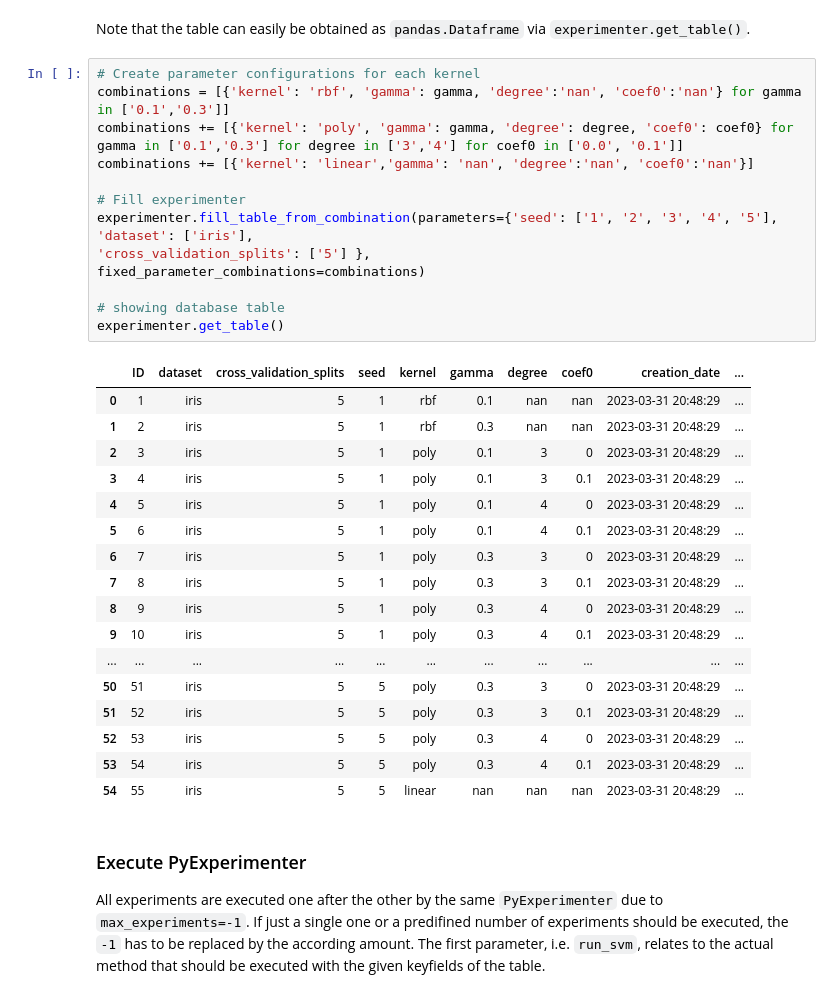
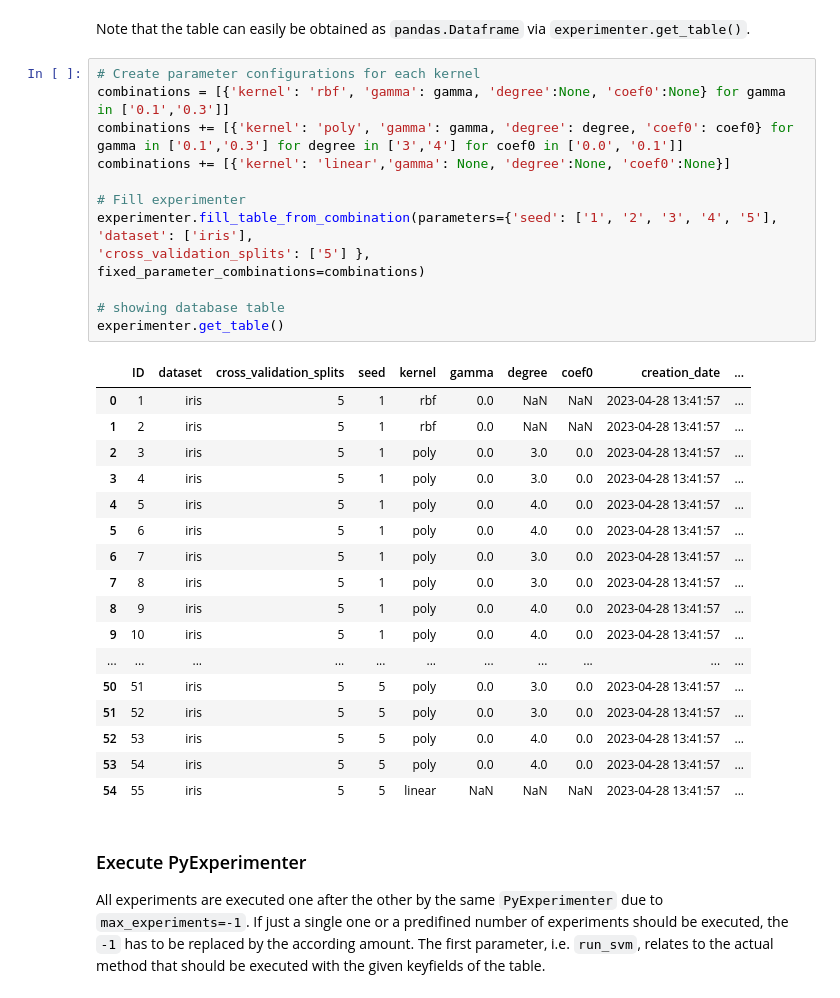
Before and after one commit to tornede/py_experimenter, a Jupyter notebook: docs/source/examples/example_conditional_grid.ipynb, the cells around one changed output. Drawn from its saved outputs; the diff is of its cells as text.

```diff
--- a/docs/source/examples/example_conditional_grid.ipynb
+++ b/docs/source/examples/example_conditional_grid.ipynb
@@ -127,36 +126,36 @@ Afterwards, we combine these with the seed, the dataset and the cross_validation
 Note that the table can easily be obtained as `pandas.Dataframe` via `experimenter.get_table()`.
 # %%
 # Create parameter configurations for each kernel
-combinations = [{'kernel': 'rbf', 'gamma': gamma, 'degree':'nan', 'coef0':'nan'} for gamma in ['0.1','0.3']]
+combinations = [{'kernel': 'rbf', 'gamma': gamma, 'degree':None, 'coef0':None} for gamma in ['0.1','0.3']]
 combinations += [{'kernel': 'poly', 'gamma': gamma, 'degree': degree, 'coef0': coef0} for gamma in ['0.1','0.3'] for degree in ['3','4'] for coef0 in ['0.0', '0.1']]
-combinations += [{'kernel': 'linear','gamma': 'nan', 'degree':'nan', 'coef0':'nan'}]
+combinations += [{'kernel': 'linear','gamma': None, 'degree':None, 'coef0':None}]
 
 # Fill experimenter
 experimenter.fill_table_from_combination(parameters={'seed': ['1', '2', '3', '4', '5'],
 'dataset': ['iris'],
 'cross_validation_splits': ['5'] },
 fixed_parameter_combinations=combinations)
 
 # showing database table
 experimenter.get_table()
 # %% [output]
 |  | ID | dataset | cross_validation_splits | seed | kernel | gamma | degree | coef0 | creation_date | ... |
-| 0 | 1 | iris | 5 | 1 | rbf | 0.1 | nan | nan | 2023-03-31 20:48:29 | ... |
-| 1 | 2 | iris | 5 | 1 | rbf | 0.3 | nan | nan | 2023-03-31 20:48:29 | ... |
-| 2 | 3 | iris | 5 | 1 | poly | 0.1 | 3 | 0 | 2023-03-31 20:48:29 | ... |
-| 3 | 4 | iris | 5 | 1 | poly | 0.1 | 3 | 0.1 | 2023-03-31 20:48:29 | ... |
-| 4 | 5 | iris | 5 | 1 | poly | 0.1 | 4 | 0 | 2023-03-31 20:48:29 | ... |
-| 5 | 6 | iris | 5 | 1 | poly | 0.1 | 4 | 0.1 | 2023-03-31 20:48:29 | ... |
-| 6 | 7 | iris | 5 | 1 | poly | 0.3 | 3 | 0 | 2023-03-31 20:48:29 | ... |
-| 7 | 8 | iris | 5 | 1 | poly | 0.3 | 3 | 0.1 | 2023-03-31 20:48:29 | ... |
-| 8 | 9 | iris | 5 | 1 | poly | 0.3 | 4 | 0 | 2023-03-31 20:48:29 | ... |
-| 9 | 10 | iris | 5 | 1 | poly | 0.3 | 4 | 0.1 | 2023-03-31 20:48:29 | ... |
+| 0 | 1 | iris | 5 | 1 | rbf | 0.0 | NaN | NaN | 2023-04-28 13:41:57 | ... |
+| 1 | 2 | iris | 5 | 1 | rbf | 0.0 | NaN | NaN | 2023-04-28 13:41:57 | ... |
+| 2 | 3 | iris | 5 | 1 | poly | 0.0 | 3.0 | 0.0 | 2023-04-28 13:41:57 | ... |
+| 3 | 4 | iris | 5 | 1 | poly | 0.0 | 3.0 | 0.0 | 2023-04-28 13:41:57 | ... |
+| 4 | 5 | iris | 5 | 1 | poly | 0.0 | 4.0 | 0.0 | 2023-04-28 13:41:57 | ... |
+| 5 | 6 | iris | 5 | 1 | poly | 0.0 | 4.0 | 0.0 | 2023-04-28 13:41:57 | ... |
+| 6 | 7 | iris | 5 | 1 | poly | 0.0 | 3.0 | 0.0 | 2023-04-28 13:41:57 | ... |
+| 7 | 8 | iris | 5 | 1 | poly | 0.0 | 3.0 | 0.0 | 2023-04-28 13:41:57 | ... |
+| 8 | 9 | iris | 5 | 1 | poly | 0.0 | 4.0 | 0.0 | 2023-04-28 13:41:57 | ... |
+| 9 | 10 | iris | 5 | 1 | poly | 0.0 | 4.0 | 0.0 | 2023-04-28 13:41:57 | ... |
 | ... | ... | ... | ... | ... | ... | ... | ... | ... | ... | ... |
-| 50 | 51 | iris | 5 | 5 | poly | 0.3 | 3 | 0 | 2023-03-31 20:48:29 | ... |
-| 51 | 52 | iris | 5 | 5 | poly | 0.3 | 3 | 0.1 | 2023-03-31 20:48:29 | ... |
-| 52 | 53 | iris | 5 | 5 | poly | 0.3 | 4 | 0 | 2023-03-31 20:48:29 | ... |
-| 53 | 54 | iris | 5 | 5 | poly | 0.3 | 4 | 0.1 | 2023-03-31 20:48:29 | ... |
-| 54 | 55 | iris | 5 | 5 | linear | nan | nan | nan | 2023-03-31 20:48:29 | ... |
+| 50 | 51 | iris | 5 | 5 | poly | 0.0 | 3.0 | 0.0 | 2023-04-28 13:41:57 | ... |
+| 51 | 52 | iris | 5 | 5 | poly | 0.0 | 3.0 | 0.0 | 2023-04-28 13:41:57 | ... |
+| 52 | 53 | iris | 5 | 5 | poly | 0.0 | 4.0 | 0.0 | 2023-04-28 13:41:57 | ... |
+| 53 | 54 | iris | 5 | 5 | poly | 0.0 | 4.0 | 0.0 | 2023-04-28 13:41:57 | ... |
+| 54 | 55 | iris | 5 | 5 | linear | NaN | NaN | NaN | 2023-04-28 13:41:57 | ... |
 # %% [markdown]
 ### Execute PyExperimenter
 All experiments are executed one after the other by the same `PyExperimenter` due to `max_experiments=-1`. If just a single one or a predifined number of experiments should be executed, the `-1` has to be replaced by the according amount.
```
Also changed, not shown: parts of 2 cells of this notebook, 10 other files.
